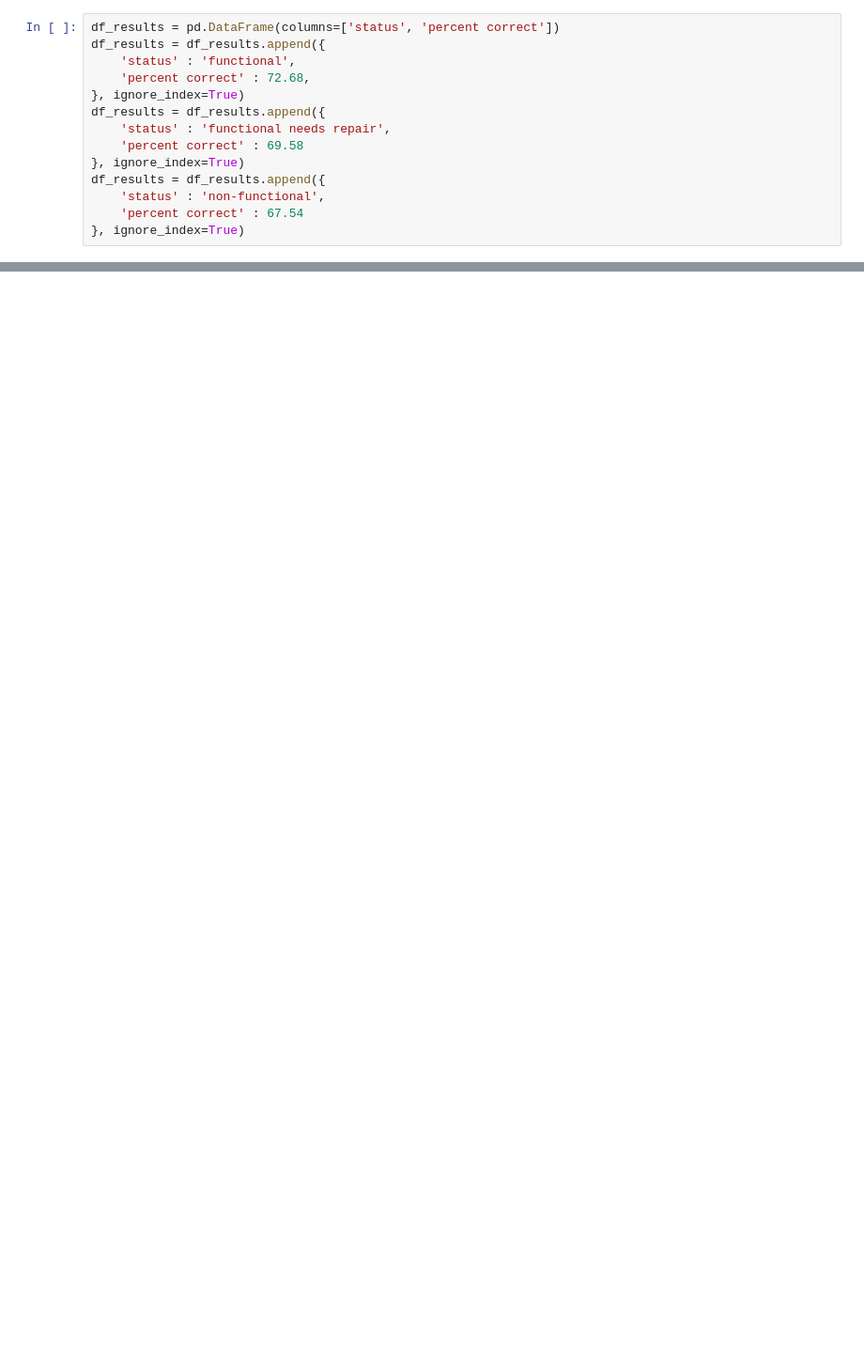
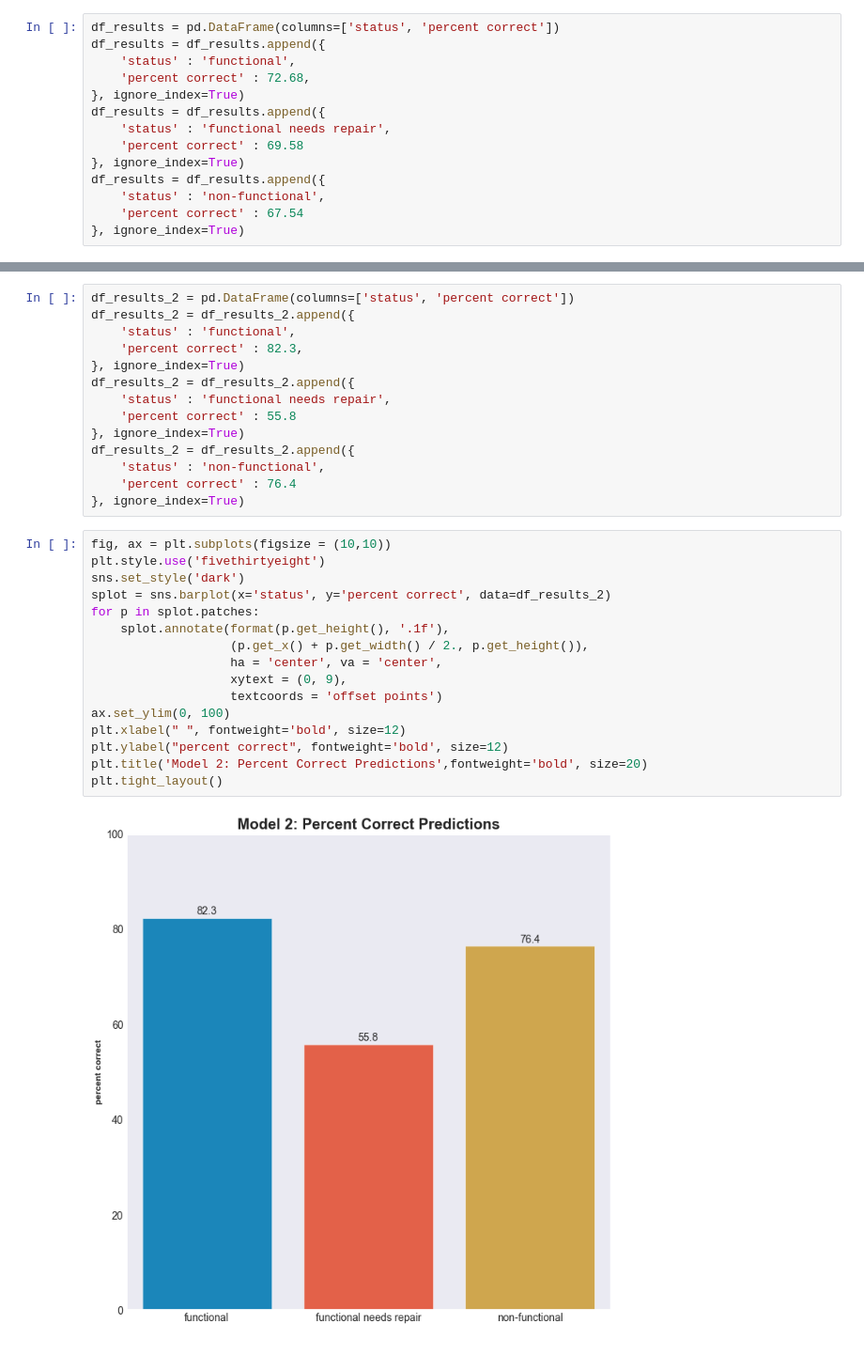
Before and after one commit to fivearm/Phase_3_Project, a Jupyter notebook: 06_visualizations.ipynb, the cells around one changed output, grey strips where cells are left out. Shown: that part at 94% size. Saved outputs shown, nothing was run; the diff lists cells and outputs as text; blank space fills up the shorter version.

```diff
--- a/06_visualizations.ipynb
+++ b/06_visualizations.ipynb
@@ -213,0 +214,32 @@ plt.tight_layout()
+# %%
+df_results_2 = pd.DataFrame(columns=['status', 'percent correct'])
+df_results_2 = df_results_2.append({
+    'status' : 'functional',
+    'percent correct' : 82.3,
+}, ignore_index=True)
+df_results_2 = df_results_2.append({
+    'status' : 'functional needs repair',
+    'percent correct' : 55.8
+}, ignore_index=True)
+df_results_2 = df_results_2.append({
+    'status' : 'non-functional',
+    'percent correct' : 76.4
+}, ignore_index=True)
+# %%
+fig, ax = plt.subplots(figsize = (10,10))
+plt.style.use('fivethirtyeight')
+sns.set_style('dark')
+splot = sns.barplot(x='status', y='percent correct', data=df_results_2)
+for p in splot.patches:
+    splot.annotate(format(p.get_height(), '.1f'),
+                   (p.get_x() + p.get_width() / 2., p.get_height()),
+                   ha = 'center', va = 'center',
+                   xytext = (0, 9),
+                   textcoords = 'offset points')
+ax.set_ylim(0, 100)
+plt.xlabel(" ", fontweight='bold', size=12)
+plt.ylabel("percent correct", fontweight='bold', size=12)
+plt.title('Model 2: Percent Correct Predictions',fontweight='bold', size=20)
+plt.tight_layout()
+# %% [output]
+[figure, added]
```
Also changed, not shown: parts of 2 cells of this notebook, 1 other file.
